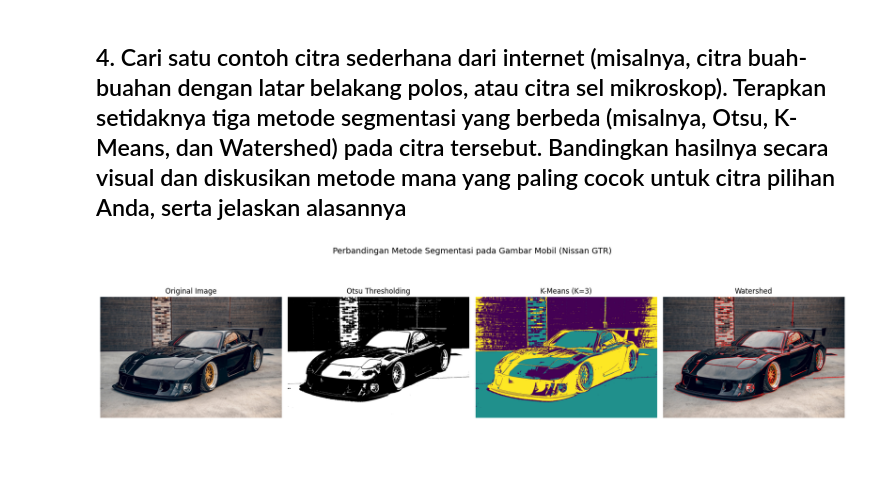
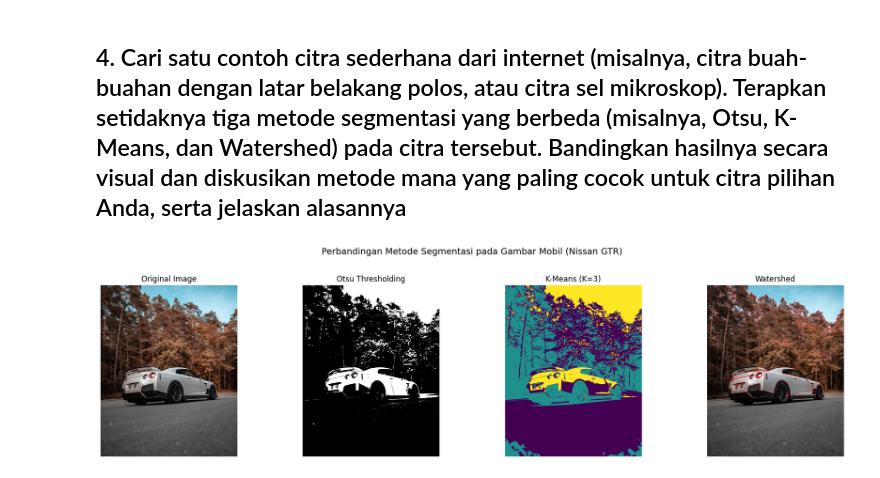
Before and after one commit to arkadjie795/2025-pengolahan-citra-TI-2C, a Jupyter notebook: Jobsheet_04.ipynb, the cells around one changed output. Cells and saved outputs as stored; diff of their text form; code cells hidden in the pictures; blank space fills up the shorter version.

```diff
--- a/Jobsheet_04.ipynb
+++ b/Jobsheet_04.ipynb
@@ -334,55 +350,48 @@ from skimage import io, filters, segmentation, color
 from skimage.color import rgb2gray
 from skimage.util import img_as_float
 from sklearn.cluster import KMeans
-from scipy import ndimage as ndi
 
-# 1. Load gambar dari path lokal
-image_path = "/content/rx7.jpg"
-image_rgb = io.imread(image_path)
+image_rgb = io.imread("uploaded_image.jpg")
 image_gray = rgb2gray(image_rgb)
 image_float = img_as_float(image_gray)
 
-# 2. a) Otsu Thresholding
 thresh_otsu = filters.threshold_otsu(image_gray)
 binary_otsu = image_gray > thresh_otsu
 
-# 3. b) K-Means Clustering (K=3)
 rows, cols = image_gray.shape
 pixel_features = image_float.reshape(rows * cols, 1)
 kmeans = KMeans(n_clusters=3, random_state=0, n_init=10)
 labels_kmeans = kmeans.fit_predict(pixel_features)
 seg_kmeans = labels_kmeans.reshape(rows, cols)
 
-# 4. c) Watershed
 elevation_map = filters.sobel(image_gray)
 markers = np.zeros_like(image_gray, dtype=np.int32)
 markers[image_gray < 0.3] = 1
 markers[image_gray > 0.7] = 2
 seg_watershed = segmentation.watershed(elevation_map, markers)
 seg_watershed_colored = segmentation.mark_boundaries(image_rgb, seg_watershed, color=(1, 0, 0))
 
-# 5. Visualisasi hasil
 fig, axes = plt.subplots(1, 4, figsize=(18, 5), sharex=True, sharey=True)
 ax = axes.ravel()
 
 ax[0].imshow(image_rgb)
 ax[0].set_title("Original Image")
 ax[0].axis('off')
 
 ax[1].imshow(binary_otsu, cmap='gray')
 ax[1].set_title("Otsu Thresholding")
 ax[1].axis('off')
 
 ax[2].imshow(seg_kmeans, cmap='viridis')
 ax[2].set_title("K-Means (K=3)")
 ax[2].axis('off')
 
 ax[3].imshow(seg_watershed_colored)
 ax[3].set_title("Watershed")
 ax[3].axis('off')
 
-plt.suptitle("Perbandingan Metode Segmentasi pada Gambar Mobil (Nissan GTR)", fontsize=14)
+plt.suptitle("Perbandingan Metode Segmentasi", fontsize=14)
 plt.tight_layout(rect=[0, 0.03, 1, 0.95])
 plt.show()
 # %% [output]
-[figure, old version]
+[figure, new version]
```
Also changed, not shown: parts of 9 cells of this notebook.
